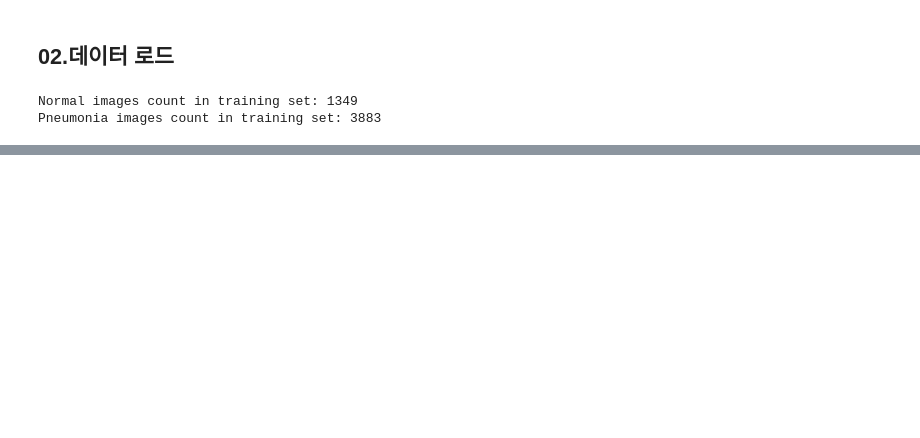
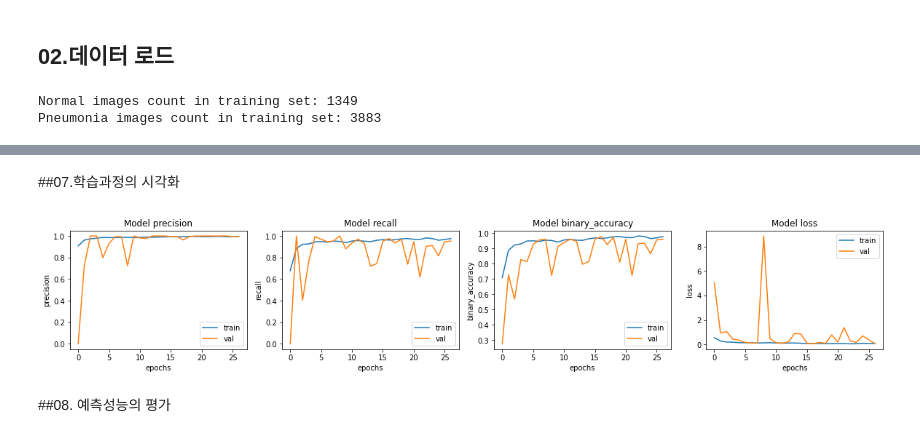
Before and after one commit to sunnys-lab/xray_classification_with_tpus, a Jupyter notebook: medical_image_classification_20220628.ipynb, the cells around one changed output, grey strips where cells are left out. Saved outputs shown, nothing was run; the diff lists cells and outputs as text; code cells hidden in the pictures; blank space fills up the shorter version.

```diff
--- a/medical_image_classification_20220628.ipynb
+++ b/medical_image_classification_20220628.ipynb
@@ -150,0 +303,6 @@ show_batch(image_batch.numpy(), label_batch.numpy())
+# %%
+checkpoint_cb = tf.keras.callbacks.ModelCheckpoint("xray_model.h5", save_best_only=True)
+
+early_stopping_cb = tf.keras.callbacks.EarlyStopping(
+    patience=10, restore_best_weights=True
+)
@@ -150,0 +311,27 @@ show_batch(image_batch.numpy(), label_batch.numpy())
+# %%
+initial_learning_rate = 0.015
+lr_schedule = tf.keras.optimizers.schedules.ExponentialDecay(
+    initial_learning_rate, decay_steps=100000, decay_rate=0.96, staircase=True
+)
+# %%
+with strategy.scope():
+    model = build_model()
+
+    METRICS = [
+        tf.keras.metrics.BinaryAccuracy(),
+        tf.keras.metrics.Precision(name="precision"),
+        tf.keras.metrics.Recall(name="recall"),
+    ]
+    model.compile(
+        optimizer=tf.keras.optimizers.Adam(learning_rate=lr_schedule),
+        loss="binary_crossentropy",
+        metrics=METRICS,
+    )
+
+history = model.fit(
+    train_ds,
+    epochs=50,
+    validation_data=val_ds,
+    class_weight=class_weight,
+    callbacks=[checkpoint_cb, early_stopping_cb],
+)
@@ -150,0 +356,17 @@ show_batch(image_batch.numpy(), label_batch.numpy())
+# %% [markdown]
+##07.학습과정의 시각화
+# %%
+fig, ax = plt.subplots(1, 4, figsize=(20, 3))
+ax = ax.ravel()
+
+for i, met in enumerate(["precision", "recall", "binary_accuracy", "loss"]):
+    ax[i].plot(history.history[met])
+    ax[i].plot(history.history["val_" + met])
+    ax[i].set_title("Model {}".format(met))
+    ax[i].set_xlabel("epochs")
+    ax[i].set_ylabel(met)
+    ax[i].legend(["train", "val"])
+# %% [output]
+[figure, added]
+# %% [markdown]
+##08. 예측성능의 평가
```
Also changed, not shown: parts of 22 cells of this notebook.
